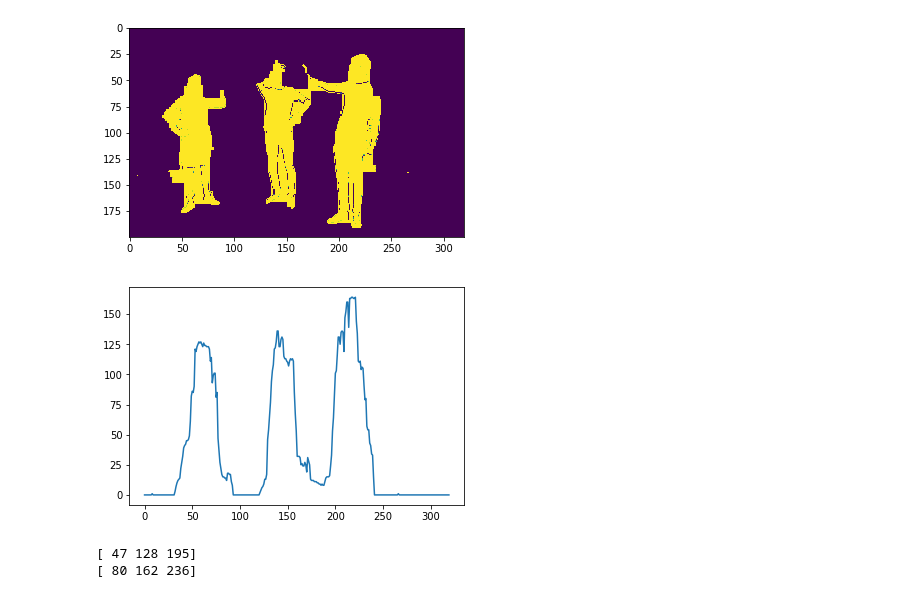
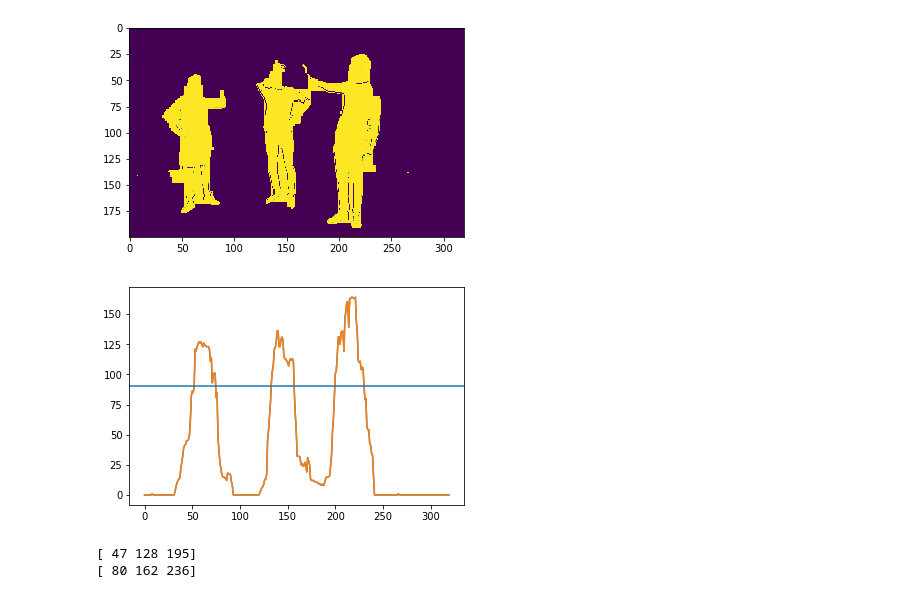
Before and after one commit to casouri/acura-detection, a Jupyter notebook: image/main.ipynb, the cells around one changed output. Cells and saved outputs as stored; diff of their text form; code cells hidden in the pictures.

```diff
--- a/image/main.ipynb
+++ b/image/main.ipynb
@@ -70,15 +70,18 @@ max_height = 180
 # %%
 #
 # 1: get each line's height
 #
 
 # vertical line
 # amount of non zero pixels in each vertical_line
 nonzero_height_in_line_list = np.count_nonzero(img, axis=0)
 plt.plot(nonzero_height_in_line_list)
+plt.axhline(90)
 plt.show()
+
+# We want to find the intersections bet
 # %% [output]
-[figure, old version]
+[figure, new version]
 # %%
 #
 # 2: get positions of lines with enough height
```
Also changed, not shown: parts of 1 cell of this notebook.
